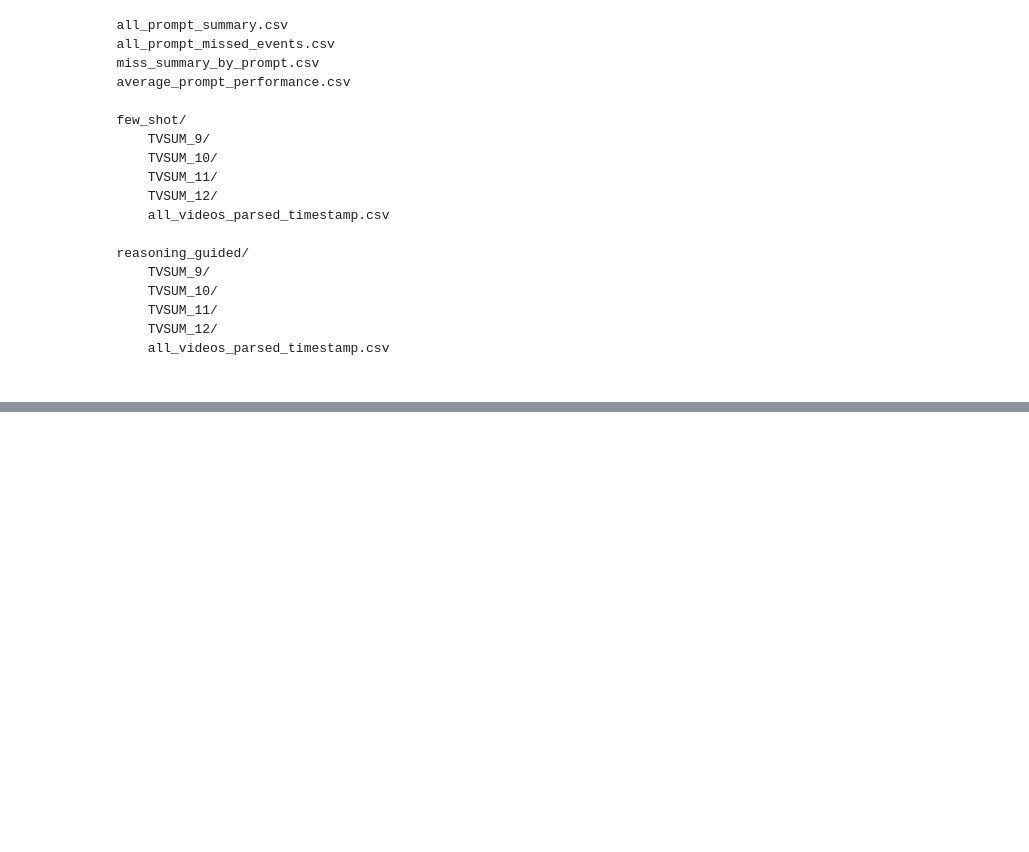
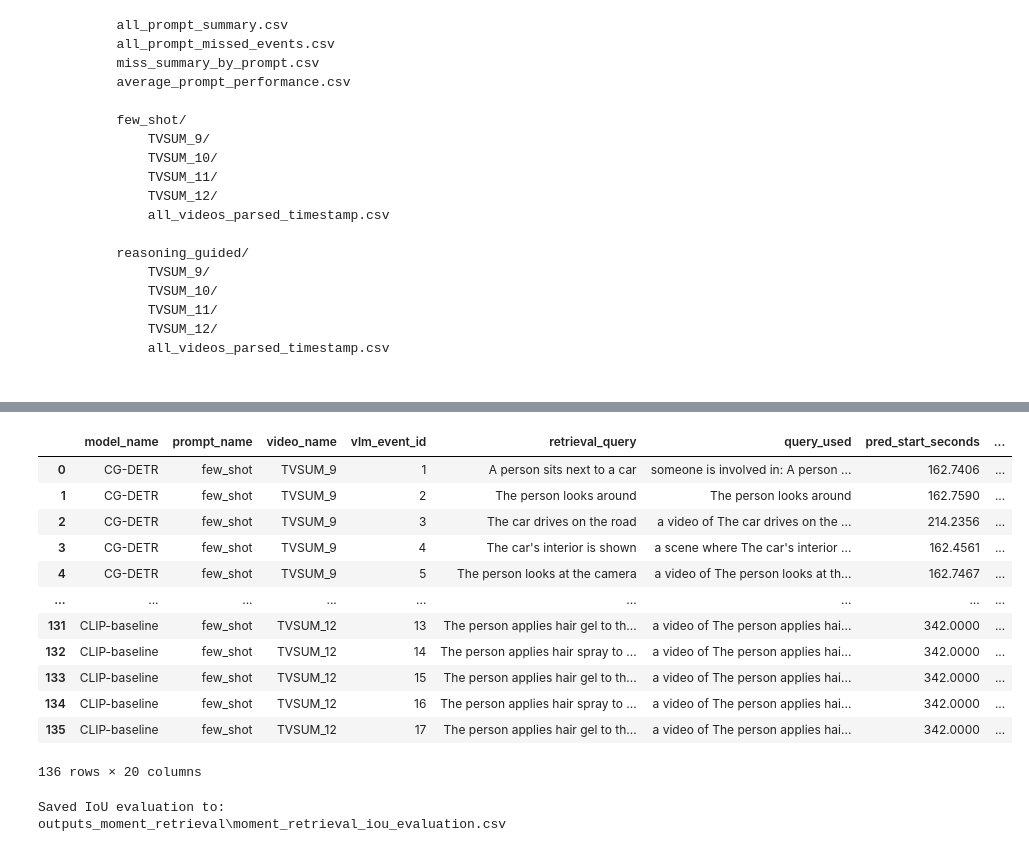
Before and after one commit to AlbinoLoaf/cv_grp3_2026, a Jupyter notebook: vlm_event_detection_group3.ipynb, the cells around one changed output, grey strips where cells are left out. Saved outputs shown, nothing was run; the diff lists cells and outputs as text; code cells hidden in the pictures; blank space fills up the shorter version.

```diff
--- a/vlm_event_detection_group3.ipynb
+++ b/vlm_event_detection_group3.ipynb
@@ -2175,0 +3162,38 @@ outputs_vlm_event_detection/
+# %%
+# =========================
+# RUN IOU EVALUATION
+# =========================
+
+if all_moment_predictions_df.empty:
+    raise ValueError("No moment retrieval predictions found. Run Task 4 first.")
+
+moment_iou_eval_df = evaluate_moment_retrieval_with_iou(
+    predictions_df=all_moment_predictions_df,
+    manual_df=manual_annotations_df
+)
+
+display(moment_iou_eval_df)
+
+moment_iou_eval_df.to_csv(
+    MOMENT_OUTPUT_DIR / "moment_retrieval_iou_evaluation.csv",
+    index=False
+)
+
+print("Saved IoU evaluation to:")
+print(MOMENT_OUTPUT_DIR / "moment_retrieval_iou_evaluation.csv")
+# %% [output]
+|  | model_name | prompt_name | video_name | vlm_event_id | retrieval_query | query_used | pred_start_seconds | ... |
+| 0 | CG-DETR | few_shot | TVSUM_9 | 1 | A person sits next to a car | someone is involved in: A person ... | 162.7406 | ... |
+| 1 | CG-DETR | few_shot | TVSUM_9 | 2 | The person looks around | The person looks around | 162.7590 | ... |
+| 2 | CG-DETR | few_shot | TVSUM_9 | 3 | The car drives on the road | a video of The car drives on the ... | 214.2356 | ... |
+| 3 | CG-DETR | few_shot | TVSUM_9 | 4 | The car's interior is shown | a scene where The car's interior ... | 162.4561 | ... |
+| 4 | CG-DETR | few_shot | TVSUM_9 | 5 | The person looks at the camera | a video of The person looks at th... | 162.7467 | ... |
+| ... | ... | ... | ... | ... | ... | ... | ... | ... |
+| 131 | CLIP-baseline | few_shot | TVSUM_12 | 13 | The person applies hair gel to th... | a video of The person applies hai... | 342.0000 | ... |
+| 132 | CLIP-baseline | few_shot | TVSUM_12 | 14 | The person applies hair spray to ... | a video of The person applies hai... | 342.0000 | ... |
+| 133 | CLIP-baseline | few_shot | TVSUM_12 | 15 | The person applies hair gel to th... | a video of The person applies hai... | 342.0000 | ... |
+| 134 | CLIP-baseline | few_shot | TVSUM_12 | 16 | The person applies hair spray to ... | a video of The person applies hai... | 342.0000 | ... |
+| 135 | CLIP-baseline | few_shot | TVSUM_12 | 17 | The person applies hair gel to th... | a video of The person applies hai... | 342.0000 | ... |
+136 rows × 20 columns
+Saved IoU evaluation to:
+outputs_moment_retrieval\moment_retrieval_iou_evaluation.csv
```
Also changed, not shown: parts of 32 cells of this notebook.
